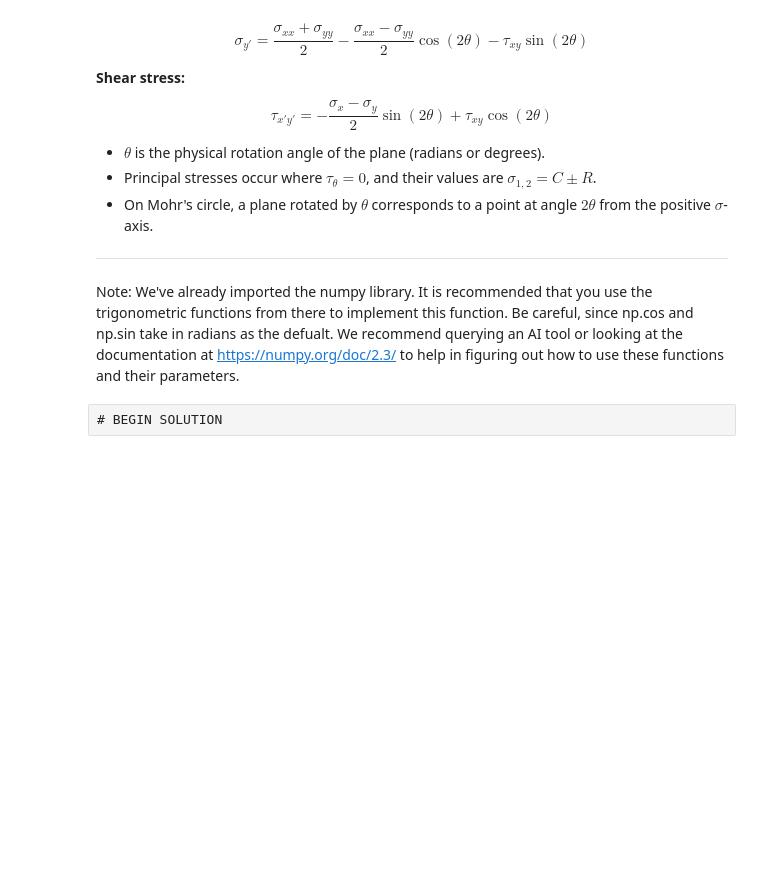
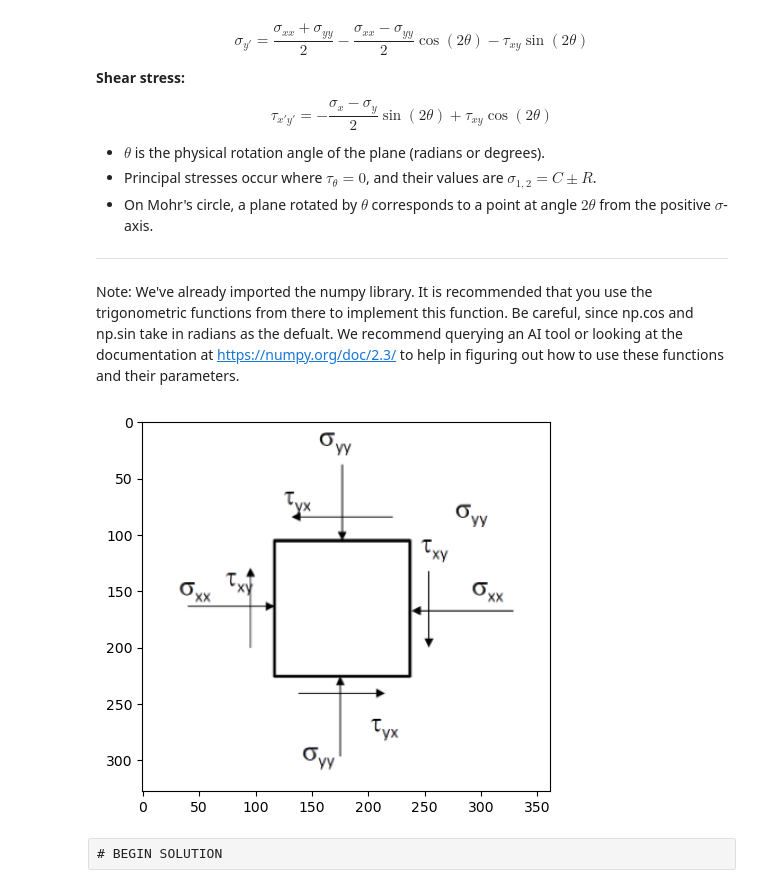
Before and after one commit to alexfrantzis77/gercode, a Jupyter notebook: Mohrs_Circle/mohrs_circle_notebook.ipynb, the cells around one changed output. Cells and saved outputs as stored; diff of their text form; code cells hidden in the pictures; blank space fills up the shorter version.

```diff
--- a/Mohrs_Circle/mohrs_circle_notebook.ipynb
+++ b/Mohrs_Circle/mohrs_circle_notebook.ipynb
@@ -111,6 +105,13 @@ $$
 - On Mohr's circle, a plane rotated by $\theta$ corresponds to a point at angle $2\theta$ from the positive $\sigma$-axis.
 ---
 Note: We've already imported the numpy library. It is recommended that you use the trigonometric functions from there to implement this function. Be careful, since np.cos and np.sin take in radians as the defualt. We recommend querying an AI tool or looking at the documentation at https://numpy.org/doc/2.3/ to help in figuring out how to use these functions and their parameters.
+# %%
+# Diagram of plane stresses from the equation
+%matplotlib inline
+img = mpimg.imread('mohrs_diagram.png')
+imgplot = plt.imshow(img)
+# %% [output]
+[figure, added]
 # %% [raw]
 # BEGIN SOLUTION
 # %%
```
Also changed, not shown: parts of 1 cell of this notebook, 7 other files.
